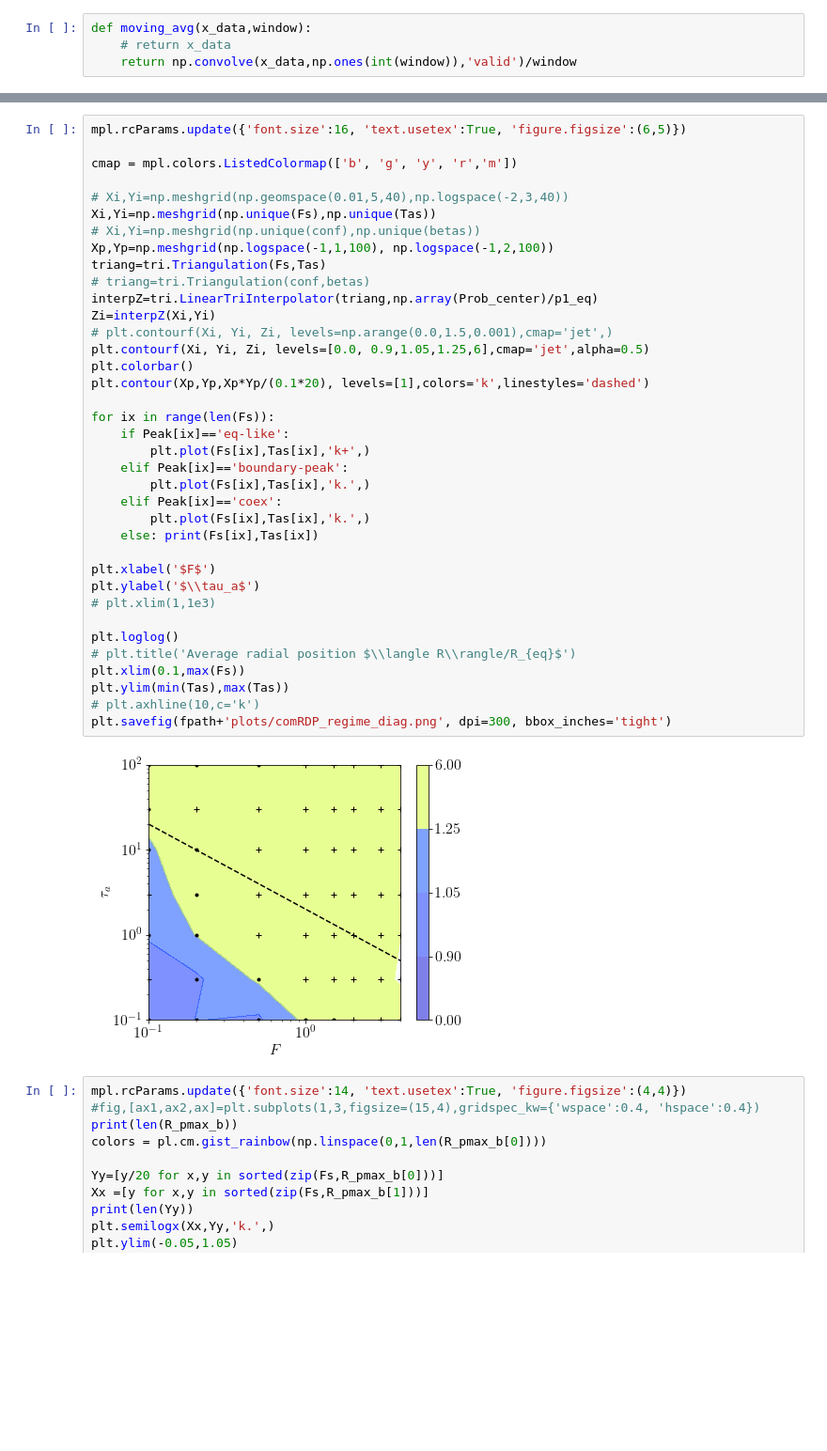
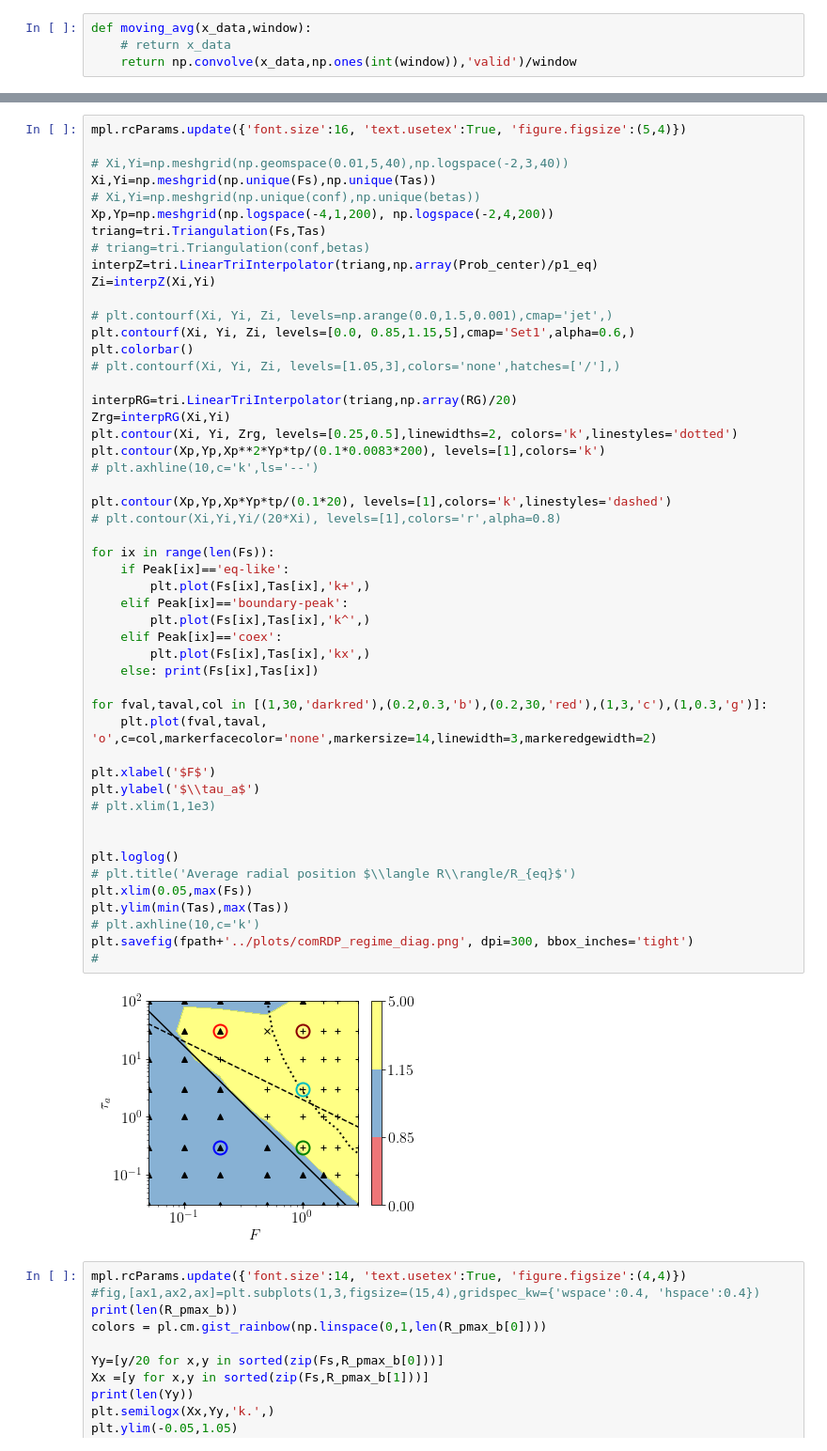
Before and after one commit to s-brahmachari/Active-noise-simulations, a Jupyter notebook: analysis_codes/plot-comRDP.ipynb, the cells around one changed output, grey strips where cells are left out. Shown at 94% size. Cells and saved outputs as stored; diff of their text form; blank space fills up the shorter version.

Commit message:
new plots

```diff
--- a/analysis_codes/plot-comRDP.ipynb
+++ b/analysis_codes/plot-comRDP.ipynb
@@ -150,42 +156,55 @@ plt.axvspan(1,1.2,color='0.8')
 # %%
-mpl.rcParams.update({'font.size':16, 'text.usetex':True, 'figure.figsize':(6,5)})
-
-cmap = mpl.colors.ListedColormap(['b', 'g', 'y', 'r','m'])
+mpl.rcParams.update({'font.size':16, 'text.usetex':True, 'figure.figsize':(5,4)})
 
 # Xi,Yi=np.meshgrid(np.geomspace(0.01,5,40),np.logspace(-2,3,40))
 Xi,Yi=np.meshgrid(np.unique(Fs),np.unique(Tas))
 # Xi,Yi=np.meshgrid(np.unique(conf),np.unique(betas))
-Xp,Yp=np.meshgrid(np.logspace(-1,1,100), np.logspace(-1,2,100))
+Xp,Yp=np.meshgrid(np.logspace(-4,1,200), np.logspace(-2,4,200))
 triang=tri.Triangulation(Fs,Tas)
 # triang=tri.Triangulation(conf,betas)
 interpZ=tri.LinearTriInterpolator(triang,np.array(Prob_center)/p1_eq)
 Zi=interpZ(Xi,Yi)
+
 # plt.contourf(Xi, Yi, Zi, levels=np.arange(0.0,1.5,0.001),cmap='jet',)
-plt.contourf(Xi, Yi, Zi, levels=[0.0, 0.9,1.05,1.25,6],cmap='jet',alpha=0.5)
+plt.contourf(Xi, Yi, Zi, levels=[0.0, 0.85,1.15,5],cmap='Set1',alpha=0.6,)
 plt.colorbar()
-plt.contour(Xp,Yp,Xp*Yp/(0.1*20), levels=[1],colors='k',linestyles='dashed')
+# plt.contourf(Xi, Yi, Zi, levels=[1.05,3],colors='none',hatches=['/'],)
+
+interpRG=tri.LinearTriInterpolator(triang,np.array(RG)/20)
+Zrg=interpRG(Xi,Yi)
+plt.contour(Xi, Yi, Zrg, levels=[0.25,0.5],linewidths=2, colors='k',linestyles='dotted')
+plt.contour(Xp,Yp,Xp**2*Yp*tp/(0.1*0.0083*200), levels=[1],colors='k')
+# plt.axhline(10,c='k',ls='--')
+
+plt.contour(Xp,Yp,Xp*Yp*tp/(0.1*20), levels=[1],colors='k',linestyles='dashed')
+# plt.contour(Xi,Yi,Yi/(20*Xi), levels=[1],colors='r',alpha=0.8)
 
 for ix in range(len(Fs)):
     if Peak[ix]=='eq-like':
         plt.plot(Fs[ix],Tas[ix],'k+',)
     elif Peak[ix]=='boundary-peak':
-        plt.plot(Fs[ix],Tas[ix],'k.',)
+        plt.plot(Fs[ix],Tas[ix],'k^',)
     elif Peak[ix]=='coex':
-        plt.plot(Fs[ix],Tas[ix],'k.',)
+        plt.plot(Fs[ix],Tas[ix],'kx',)
     else: print(Fs[ix],Tas[ix])
+
+for fval,taval,col in [(1,30,'darkred'),(0.2,0.3,'b'),(0.2,30,'red'),(1,3,'c'),(1,0.3,'g')]:
+    plt.plot(fval,taval, 'o',c=col,markerfacecolor='none',markersize=14,linewidth=3,markeredgewidth=2)
 
 plt.xlabel('$F$')
 plt.ylabel('$\\tau_a$')
 # plt.xlim(1,1e3)
 
+
 plt.loglog()
 # plt.title('Average radial position $\\langle R\\rangle/R_{eq}$')
-plt.xlim(0.1,max(Fs))
+plt.xlim(0.05,max(Fs))
 plt.ylim(min(Tas),max(Tas))
 # plt.axhline(10,c='k')
-plt.savefig(fpath+'plots/comRDP_regime_diag.png', dpi=300, bbox_inches='tight')
+plt.savefig(fpath+'../plots/comRDP_regime_diag.png', dpi=300, bbox_inches='tight')
+#
 # %% [output]
-[figure, old version]
+[figure, new version]
 # %%
 mpl.rcParams.update({'font.size':14, 'text.usetex':True, 'figure.figsize':(4,4)})
 #fig,[ax1,ax2,ax]=plt.subplots(1,3,figsize=(15,4),gridspec_kw={'wspace':0.4, 'hspace':0.4})
```
Also changed, not shown: parts of 10 cells of this notebook, 7 other files.
